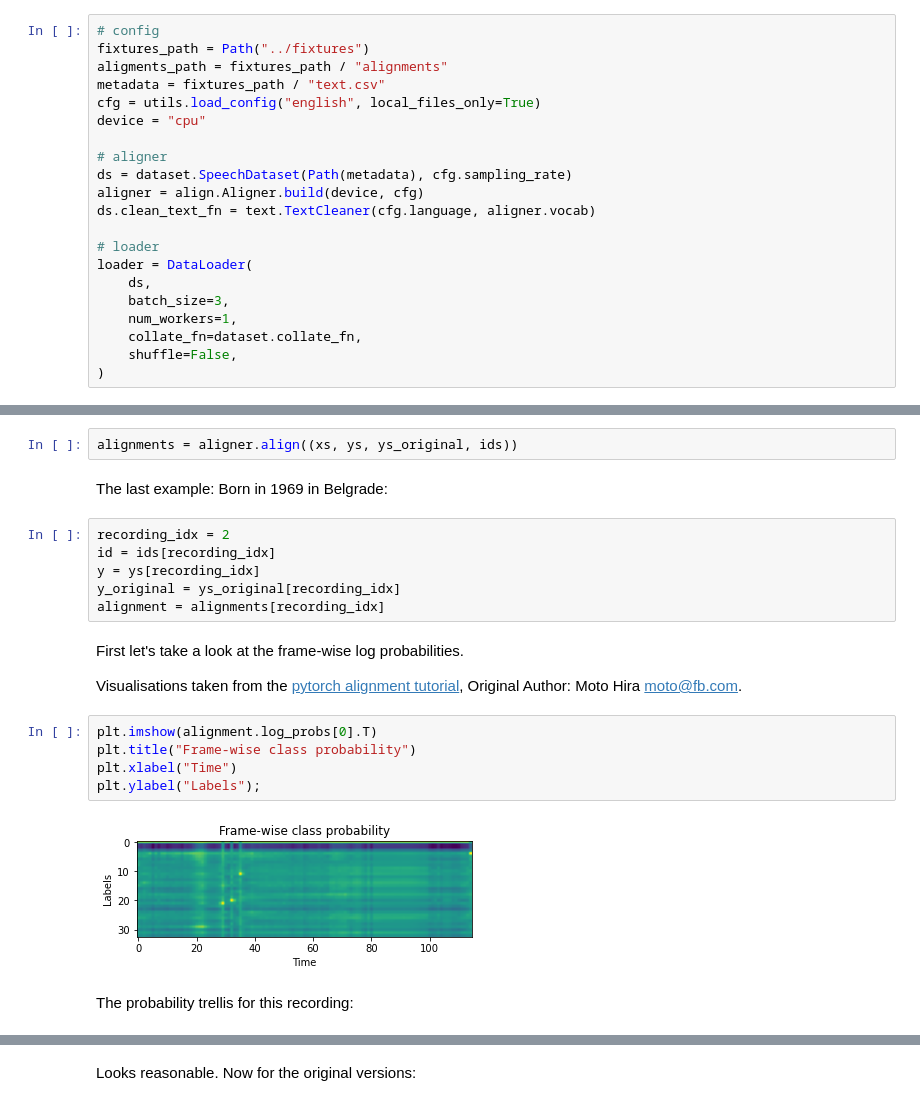
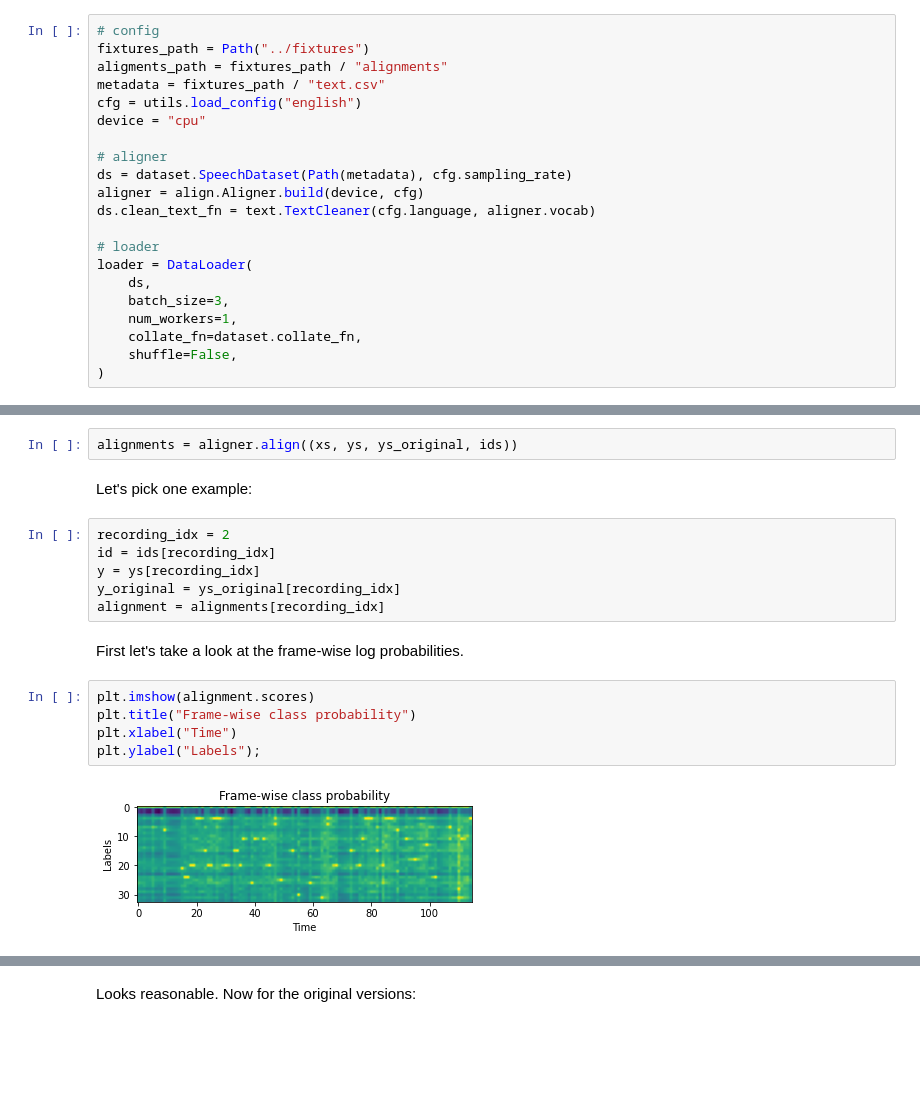
Before and after one commit to feldberlin/timething, a Jupyter notebook: api.ipynb, the cells around one changed output, grey strips where cells are left out. Drawn from its saved outputs; the diff is of its cells as text; blank space fills up the shorter version.

```diff
--- a/api.ipynb
+++ b/api.ipynb
@@ -24,7 +21,7 @@ Here's an example use of the Timething API. Let's use it to take a look at the a
 fixtures_path = Path("../fixtures")
 aligments_path = fixtures_path / "alignments"
 metadata = fixtures_path / "text.csv"
-cfg = utils.load_config("english", local_files_only=True)
+cfg = utils.load_config("english")
 device = "cpu"
 
 # aligner
@@ -59,8 +56,8 @@ audio/born.mp3: 'Born in 1969 in Belgrade.'. Cleaned: 'born|in|nineteen|sixty-ni
 Let's align them.
 # %%
 alignments = aligner.align((xs, ys, ys_original, ids))
-# %% [markdown]
-The last example: Born in 1969 in Belgrade:
+# %% [markdown]
+Let's pick one example:
 # %%
 recording_idx = 2
 id = ids[recording_idx]
@@ -69,14 +66,10 @@ y_original = ys_original[recording_idx]
 alignment = alignments[recording_idx]
 # %% [markdown]
 First let's take a look at the frame-wise log probabilities.
-
-Visualisations taken from the [pytorch alignment tutorial](https://pytorch.org/tutorials/intermediate/forced_alignment_with_torchaudio_tutorial.html), Original Author: Moto Hira <moto@fb.com>.
 # %%
-plt.imshow(alignment.log_probs[0].T)
+plt.imshow(alignment.scores)
 plt.title("Frame-wise class probability")
 plt.xlabel("Time")
 plt.ylabel("Labels");
 # %% [output]
-[figure, old version]
+[figure, new version]
-# %% [markdown]
-The probability trellis for this recording:
```
Also changed, not shown: parts of 19 cells of this notebook, 16 other files.
